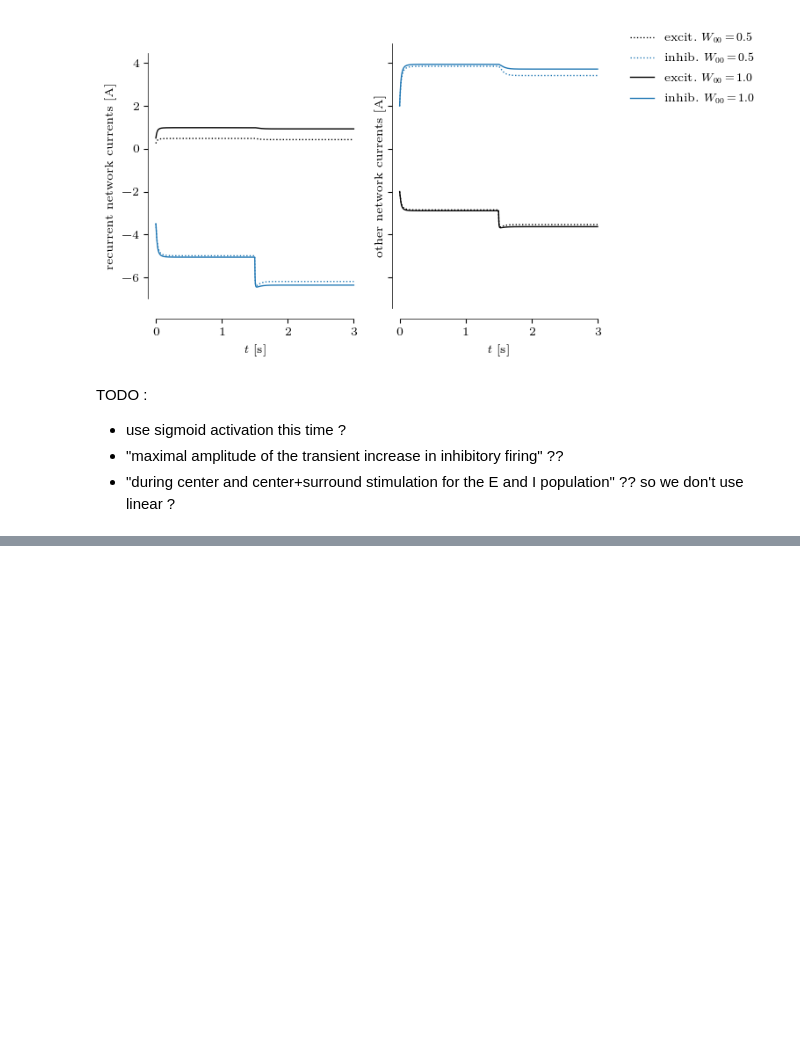
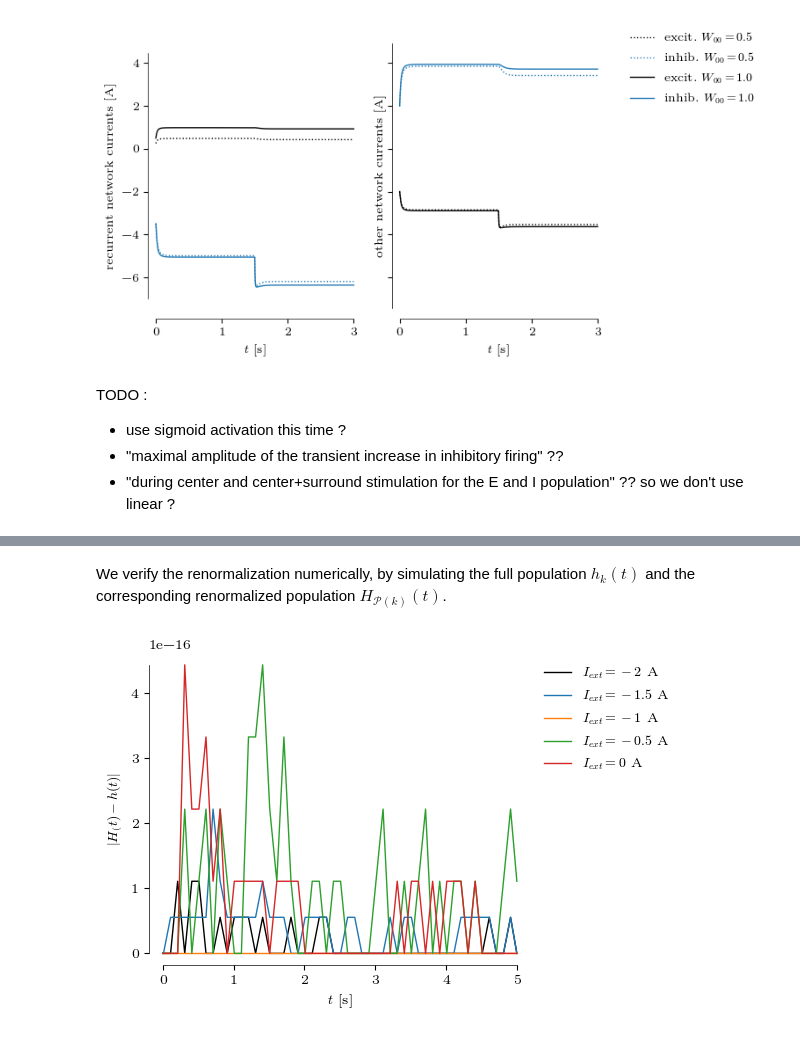
Before and after one commit to ninivert/BIO465-cortical-surround-suppression, a Jupyter notebook: src/notebook.ipynb, the cells around one changed output, grey strips where cells are left out. Cells and saved outputs as stored; diff of their text form; code cells hidden in the pictures; blank space fills up the shorter version.

```diff
--- a/src/notebook.ipynb
+++ b/src/notebook.ipynb
@@ -560,0 +600,40 @@ TODO :
+# %% [markdown]
+We verify the renormalization numerically, by simulating the full population $h_k(t)$ and the corresponding renormalized population $H_{\mathcal P(k)}(t)$.
+# %%
+K = 512  # number of neurons in each population
+
+plt.close()
+fig, ax = plt.subplots(dpi=100)
+
+for I_ext in (-2, -1.5, -1, -0.5, 0):
+	pop_renorm = Populations(
+		W=np.array([[2]]),
+		tau=np.array([0.6]),
+		R=1,
+		gain_fn=sigmoid,
+		I_ext=Flat(I_ext)
+	)
+
+	pop = Populations(
+		W=np.full((K, K), pop_renorm.W[0,0]/K),
+		tau=np.full(K, pop_renorm.tau[0]),
+		R=1,
+		gain_fn=sigmoid,
+		I_ext=Flat(I_ext)
+	)
+
+	res_renorm = pop_renorm.simulate_h(np.array([0]), (0, 5), dt_max=0.1)
+	res = pop.simulate_h(np.zeros(K), (0, 5), dt_max=0.1)
+	diff = np.abs(pop_renorm.gain_fn(res_renorm.y.T) - pop.gain_fn(res.y).T)
+
+	assert np.allclose(diff, 0)
+	ax.plot(res.t, diff[:, 0], label=f'$I_{{ext}} = {I_ext}$ A')
+
+ax.set_ylabel('$|H_(t) - h(t)|$')
+ax.set_xlabel('$t$ [s]')
+data_lim(ax, 'both')
+breathe(ax)
+ax.legend(bbox_to_anchor=(1, 1), loc='upper left')
+plt.show(fig)
+# %% [output]
+[figure, added]
```
Also changed, not shown: parts of 14 cells of this notebook.
